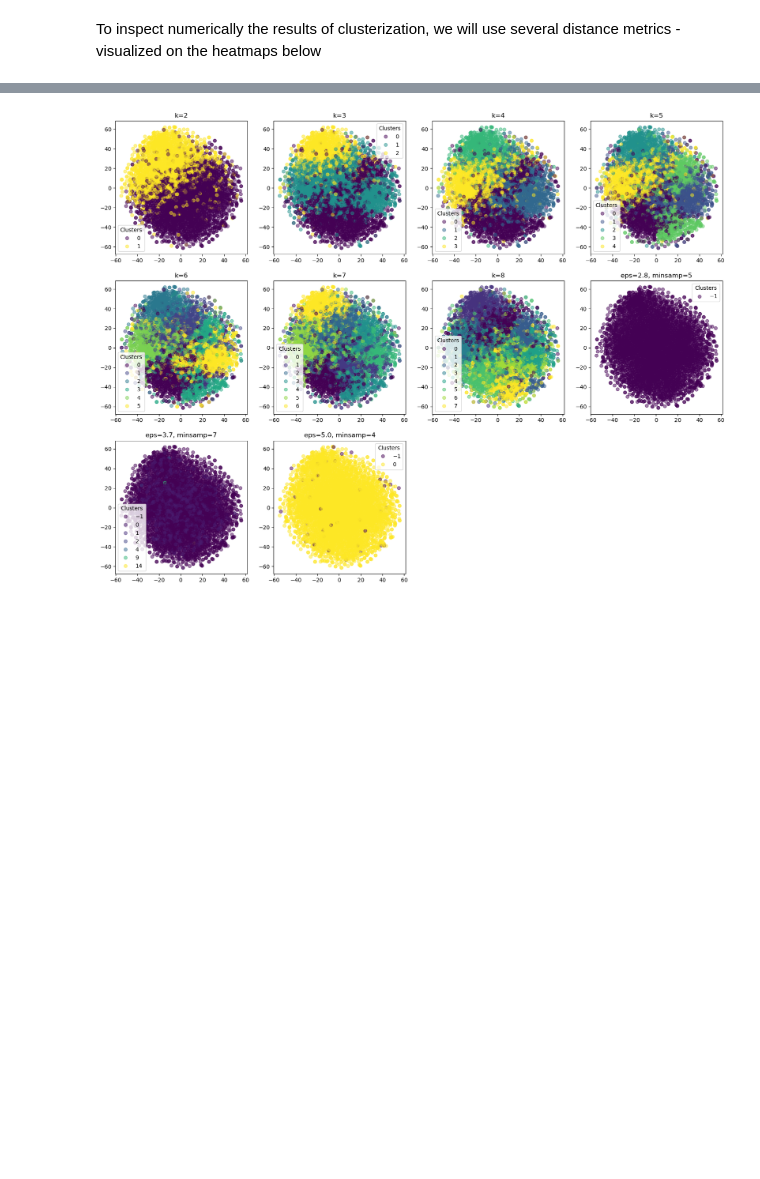
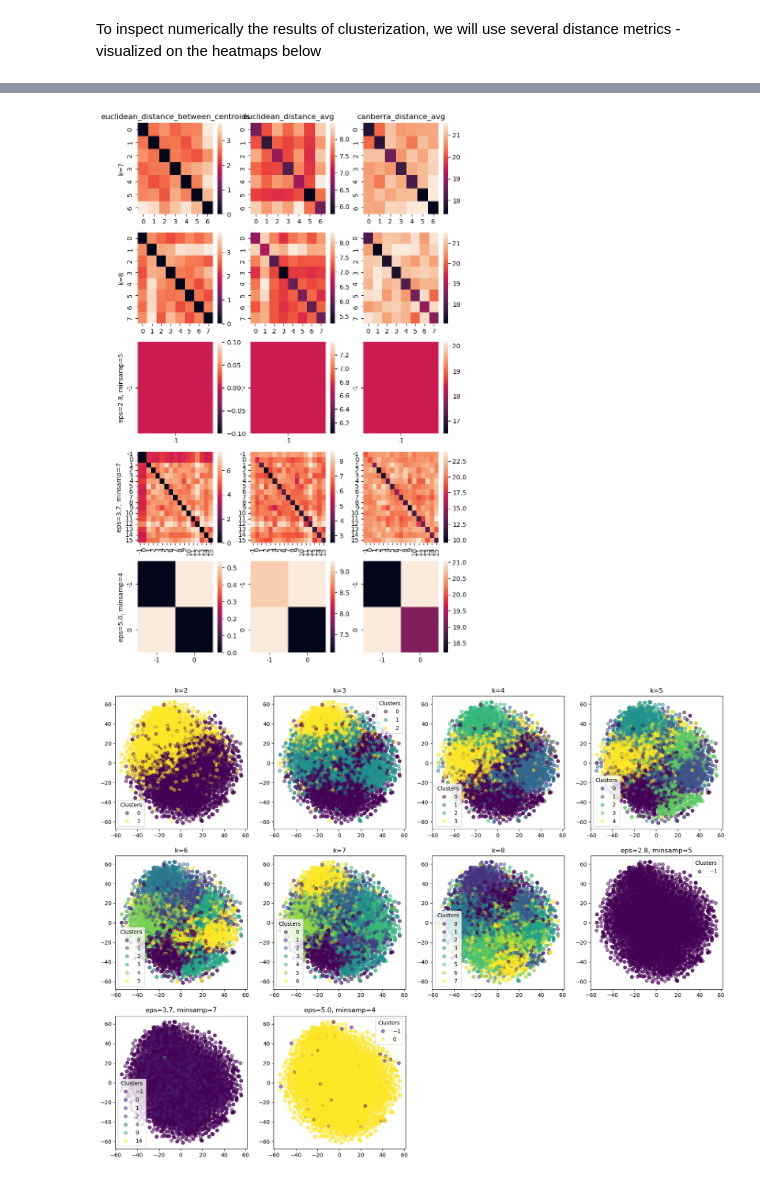
Before and after one commit to siemieniuk/dm-assignment-3, a Jupyter notebook: clustering.ipynb, the cells around one changed output, grey strips where cells are left out. Drawn from its saved outputs; the diff is of its cells as text; code cells hidden in the pictures; blank space fills up the shorter version.

```diff
--- a/clustering.ipynb
+++ b/clustering.ipynb
@@ -339,3 +339,12 @@ plot_cluster_distances_heatmap(
+# %%
+plot_cluster_distances_heatmap(
+    df_scaled,
+    (kmeans_labels + dbscan_labels)[-5:],
+    [euclidean_distance_between_centroids, euclidean_distance_avg, canberra_distance_avg],
+    model_names=(kmeans_names+dbscan_names)[-5:]
+)
+# %% [output]
+[figure, added]
 # %%
 plot_clusters(
     df_scaled,
```
Also changed, not shown: parts of 2 cells of this notebook, 2 other files.
